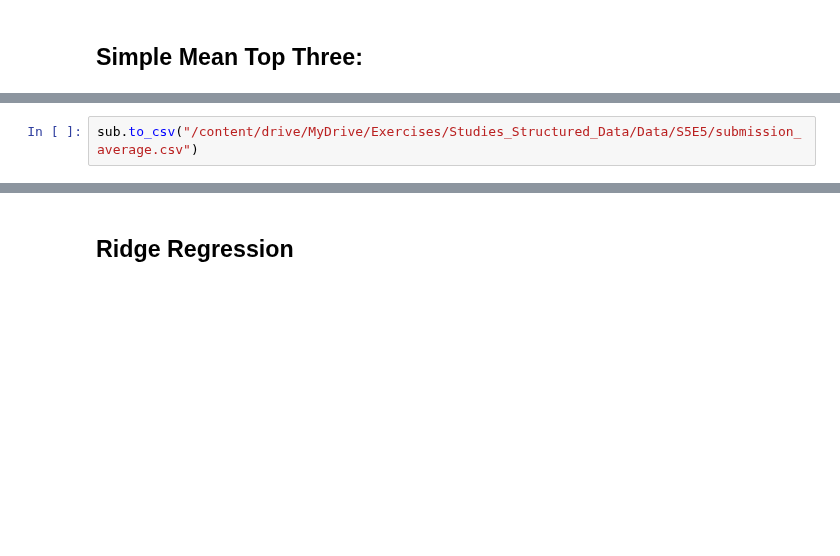
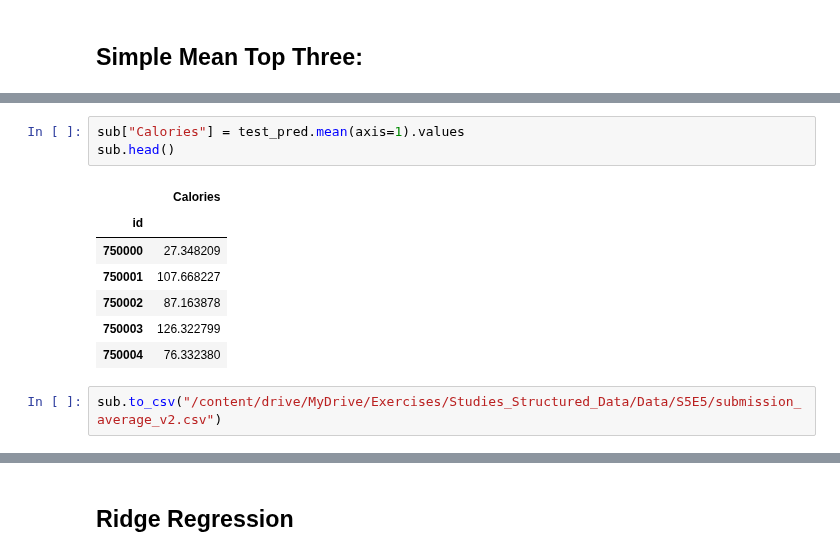
Before and after one commit to fabriziobasso/Colab_backup, a Jupyter notebook: File_Final.ipynb, the cells around one changed output, grey strips where cells are left out. Drawn from its saved outputs; the diff is of its cells as text; blank space fills up the shorter version.

```diff
--- a/File_Final.ipynb
+++ b/File_Final.ipynb
@@ -1110,3 +1140,14 @@ sub.head()
+# %%
+sub["Calories"] = test_pred.mean(axis=1).values
+sub.head()
+# %% [output]
+|  | Calories |
+| id |  |
+| 750000 | 27.348209 |
+| 750001 | 107.668227 |
+| 750002 | 87.163878 |
+| 750003 | 126.322799 |
+| 750004 | 76.332380 |
 # %%
-sub.to_csv("/content/drive/MyDrive/Exercises/Studies_Structured_Data/Data/S5E5/submission_average.csv")
+sub.to_csv("/content/drive/MyDrive/Exercises/Studies_Structured_Data/Data/S5E5/submission_average_v2.csv")
 # %%
```
Also changed, not shown: parts of 15 cells of this notebook.
